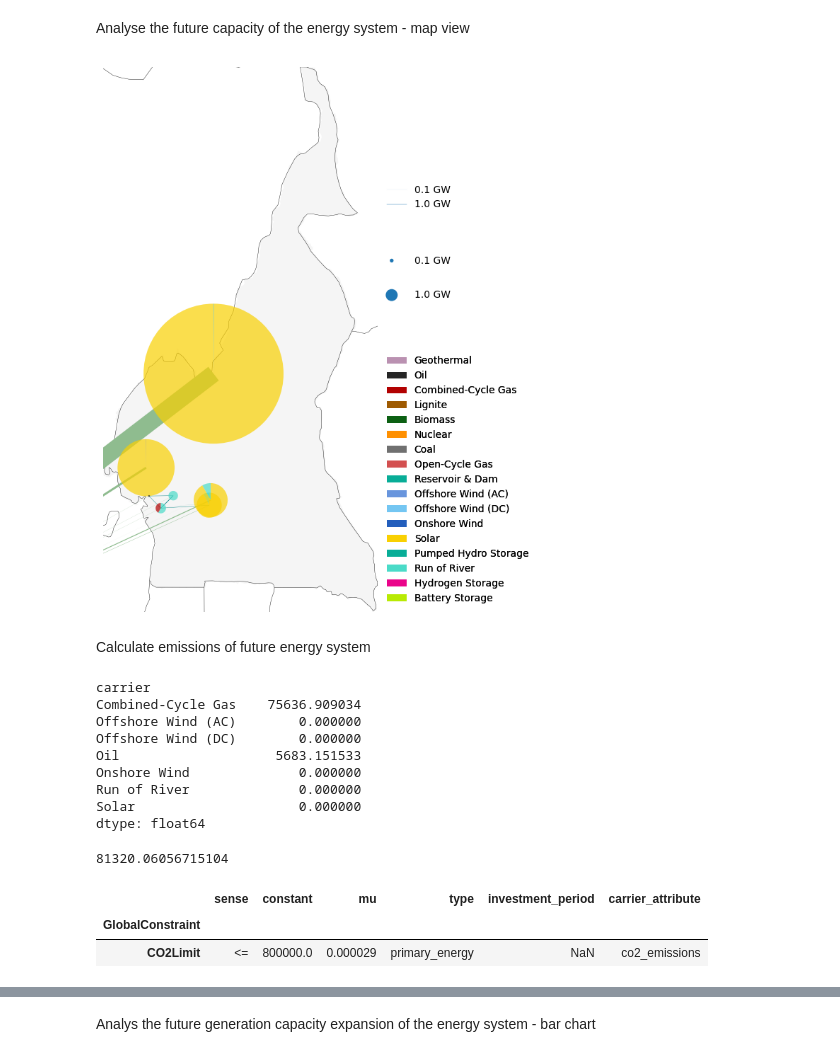
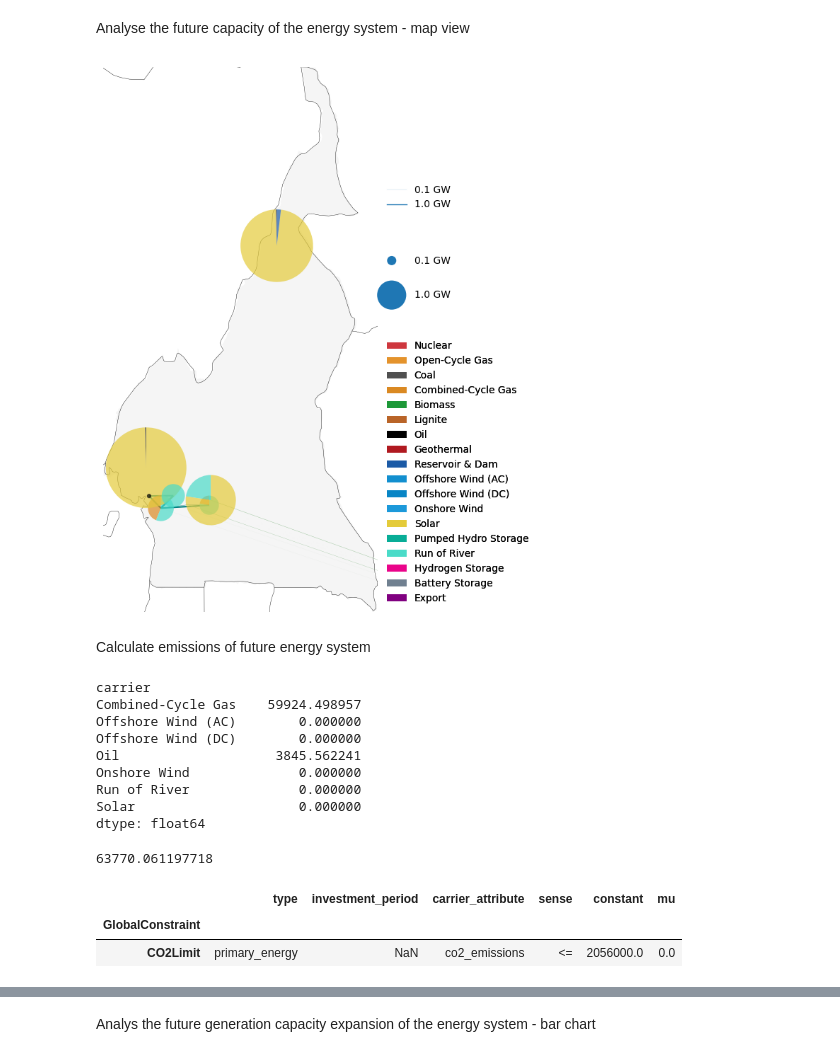
Before and after one commit to AlexanderMeisinger/pypsa-earth-cameroon, a Jupyter notebook: pypsa-earth/Analyse-Results-with-Export.ipynb, the cells around one changed output, grey strips where cells are left out. Drawn from its saved outputs; the diff is of its cells as text; code cells hidden in the pictures.

```diff
--- a/pypsa-earth/Analyse-Results-with-Export.ipynb
+++ b/pypsa-earth/Analyse-Results-with-Export.ipynb
@@ -19,7 +19,9 @@ name = ""
 
 # Check config.yaml - scenario:
 clusters = 8
-opts = "Co2L0.4-144H"
+opts = "Co2L1-1H"
+export = "0.9"
+WACC = "9"
 # %% [markdown]
 ## Import packages
 # %%
@@ -41,7 +43,7 @@ import cartopy
 # %% [markdown]
 ## Path settings
 # %%
-nc_file_name = "elec_s_" + str(clusters) + "_ec_lcopt_" + opts + ".nc"
+nc_file_name = "elec_s_" + str(clusters) + "_ec_lcopt_" + opts + "-" + export + "-" + WACC + "WACC" + ".nc"
 scenario_name = name
 scenario_subpath = scenario_name + "/" if scenario_name else ""
 
@@ -65,0 +83,24 @@ INFO:pypsa.io:Imported network elec_s_8_ec_lcopt_Co2L0.4-144H.nc has buses, carr
+# %%
+def rgb_to_hex(r, g, b):
+    return '#{:02x}{:02x}{:02x}'.format(r, g, b)
+
+FENES_color = n.carriers.color
+FENES_color["nuclear"] = rgb_to_hex(206,55,62) #adapted
+FENES_color["OCGT"] = rgb_to_hex(228,147,44)
+FENES_color["coal"] = rgb_to_hex(80,80,80)
+FENES_color["CCGT"] = rgb_to_hex(218,137,34) #adapted
+FENES_color["biomass"] = rgb_to_hex(29,152,56)
+FENES_color["lignite"] = rgb_to_hex(185,100,40)
+FENES_color["oil"] = rgb_to_hex(0,0,0)
+FENES_color["geothermal"] = rgb_to_hex(176,25,32)
+FENES_color["hydro"] = rgb_to_hex(27,90,166)
+FENES_color["offwind-ac"] = rgb_to_hex(18,143,207)
+FENES_color["offwind-dc"] = rgb_to_hex(8,133,197) #adapted
+FENES_color["onwind"] = rgb_to_hex(28,153,218) #adapted
+FENES_color["solar"] = rgb_to_hex(228,203,58)
+
+n.carriers.color = FENES_color
+
+# Set export
+n.carriers.color = n.carriers.loc["export", "nice_name"] = "Export"
+FENES_color["export"] = "#800080"
@@ -129,15 +180,15 @@ Time steps: 61
 Analyse the current capacity of the energy system - map view
 # %%
 # Scale settings
-bus_scale = 3e3
-line_scale = 3e3
+bus_scale = 2e3
+line_scale = 1e3
 
 # Legend settings
 bus_sizes = [100, 1000]  # in MW
 line_sizes = [100, 1000]  # in MW
 
-#n.carriers.drop("Load", inplace=True)
-#n.carriers.drop("export", inplace=True)
+n.carriers.drop("Load", inplace=True)
+
 fig, ax = plt.subplots(figsize=(8, 8), subplot_kw={"projection": ccrs.EqualEarth(n.buses.x.mean())})
 gen = n.generators[(n.generators.carrier != "load") & (n.generators.carrier != "export")].groupby(["bus", "carrier"]).p_nom.sum()
 sto = n.storage_units.groupby(["bus", "carrier"]).p_nom.sum()
@@ -148,7 +199,7 @@ with plt.rc_context({"patch.linewidth": 0.}):
         bus_sizes=buses / bus_scale,
         bus_alpha=0.7,
         line_widths=n.lines.s_nom_opt / line_scale,
-        link_widths=n.links.p_nom_opt / line_scale,
+        link_widths=n.links[n.links.carrier != "export"].p_nom_opt / line_scale,
         line_colors="teal",
         ax=ax,
         margin=0.2,
@@ -231,7 +282,8 @@ n.generators_t.p
 # %% [markdown]
 Analyse the future capacity of the energy system - map view
 # %%
-bus_scale = 3e4
+bus_scale = 5e3
+line_scale = 1e3
 
 fig, ax = plt.subplots(figsize=(8, 8), subplot_kw={"projection": ccrs.EqualEarth(n.buses.x.mean())})
 gen = n.generators[(n.generators.carrier != "load") & (n.generators.carrier != "export")].groupby(["bus", "carrier"]).p_nom_opt.sum()
@@ -254,38 +306,37 @@ regions_onshore.plot(
     facecolor="whitesmoke",
     edgecolor="white",
     aspect="equal",
     transform=ccrs.PlateCarree(),
     linewidth=0,
 )
 ax.set_extent(regions_onshore.total_bounds[[0, 2, 1, 3]])
 legend_kwargs = {"loc": "upper left", "frameon": False}
 legend_circles_dict = {"bbox_to_anchor": (1, 0.67), "labelspacing": 2.5, **legend_kwargs}
 
 add_legend_circles(
     ax,
     [s / bus_scale for s in bus_sizes],
     [f"{s / 1000} GW" for s in bus_sizes],
     legend_kw=legend_circles_dict,
 )
 add_legend_lines(
     ax,
     [s / line_scale for s in line_sizes],
     [f"{s / 1000} GW" for s in line_sizes],
     legend_kw={"bbox_to_anchor": (1, 0.8), **legend_kwargs},
 )
 add_legend_patches(
     ax,
     n.carriers.color,
     n.carriers.nice_name,
     legend_kw={"bbox_to_anchor": (1, 0), **legend_kwargs, "loc":"lower left"},
 )
 fig.tight_layout()
 # %% [output]
-[figure, old version]
+[figure, new version]
 # %% [markdown]
 Calculate emissions of future energy system
 # %%
-#ToDo: Not fully correct - double check
 co2_emissions = pd.DataFrame(data=n.carriers[["co2_emissions", "nice_name"]]).set_index("nice_name").squeeze().rename_axis("carrier")
 
 energy_production = n.statistics.energy_balance().Generator.droplevel(1).drop(["load", "export"], errors="ignore")
@@ -294,10 +345,10 @@ co2_emissions_technology = energy_production * co2_emissions.loc[energy_producti
 co2_emissions_technology
 # %% [output]
 carrier
-Combined-Cycle Gas    75636.909034
+Combined-Cycle Gas    59924.498957
 Offshore Wind (AC)        0.000000
 Offshore Wind (DC)        0.000000
-Oil                    5683.151533
+Oil                    3845.562241
 Onshore Wind              0.000000
 Run of River              0.000000
 Solar                     0.000000
@@ -306,13 +357,13 @@ dtype: float64
 co2_emissions_sum = co2_emissions_technology.sum()
 co2_emissions_sum
 # %% [output]
-81320.06056715104
+63770.061197718
 # %%
 n.global_constraints
 # %% [output]
-|  | sense | constant | mu | type | investment_period | carrier_attribute |
+|  | type | investment_period | carrier_attribute | sense | constant | mu |
 | GlobalConstraint |  |  |  |  |  |  |
-| CO2Limit | <= | 800000.0 | 0.000029 | primary_energy | NaN | co2_emissions |
+| CO2Limit | primary_energy | NaN | co2_emissions | <= | 2056000.0 | 0.0 |
 # %%
 # Step 1: Create the links_energy DataFrame with "carrier" and "bus0" columns
 links_energy = n.links[["carrier", "bus0"]]
```
Also changed, not shown: parts of 25 cells of this notebook.
